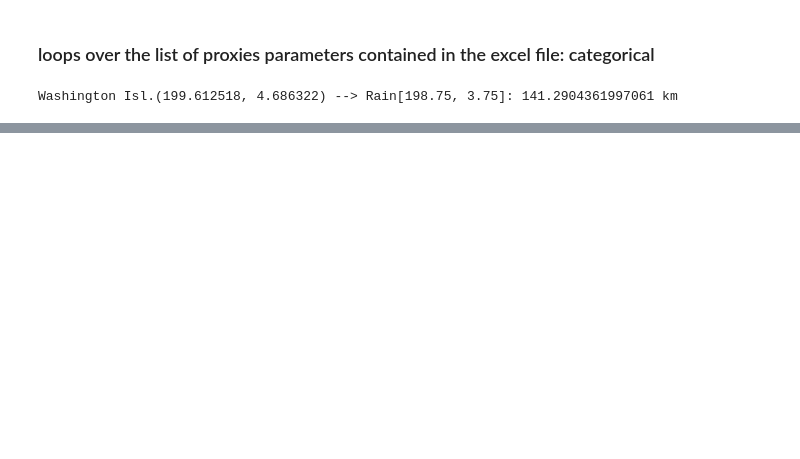
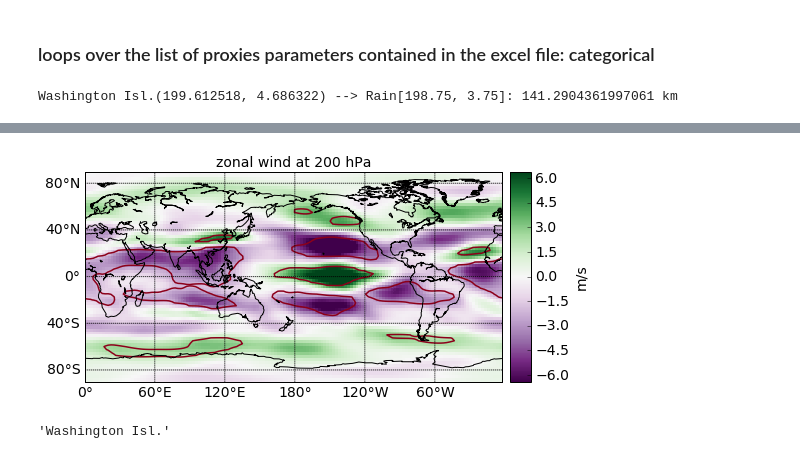
Before and after one commit to nicolasfauchereau/paleopy, a Jupyter notebook: notebooks/proxy.ipynb, the cells around one changed output, grey strips where cells are left out. Drawn from its saved outputs; the diff is of its cells as text; code cells hidden in the pictures; blank space fills up the shorter version.

```diff
--- a/notebooks/proxy.ipynb
+++ b/notebooks/proxy.ipynb
@@ -149,2 +189,8 @@ RuntimeError: No such file or directory
 # %%
-f = scalar_plot(uwnd, test=0.01).plot()
+f = scalar_plot(uwnd, test=0.05, proj='cyl').plot()
+# %% [output]
+[figure, added]
+# %%
+p.sitename
+# %% [output]
+'Washington Isl.'
```
Also changed, not shown: parts of 23 cells of this notebook, 1 other file.
